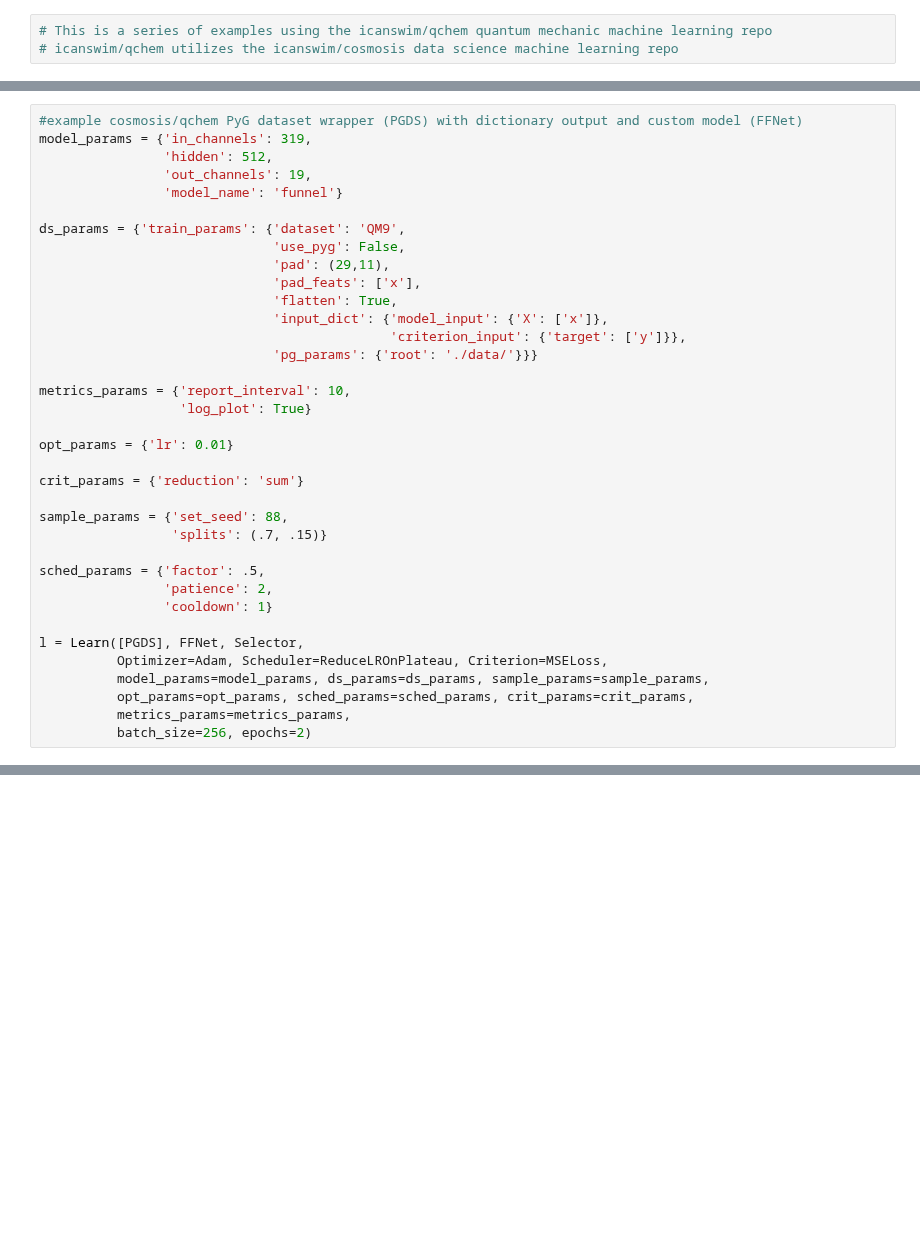
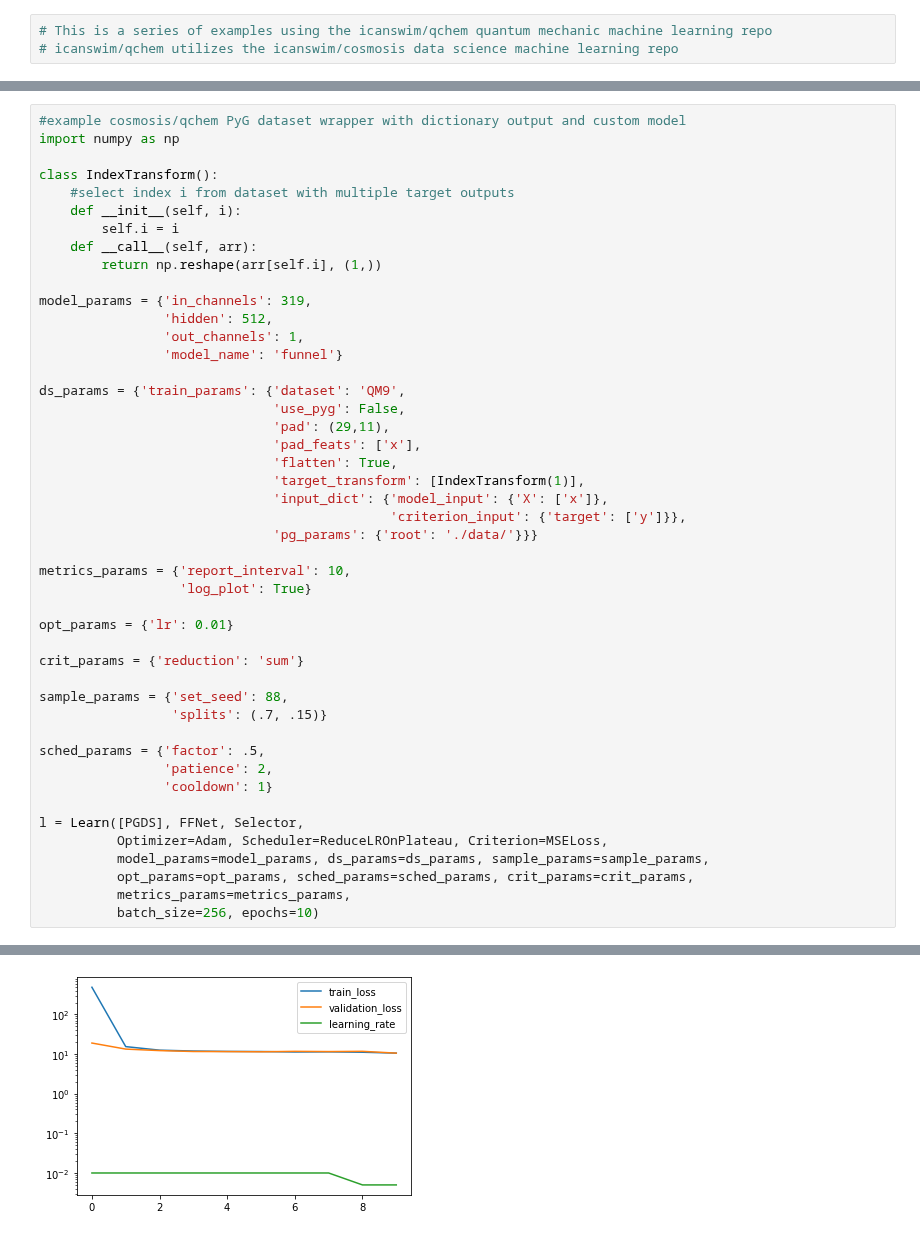
Before and after one commit to icanswim/qchem, a Jupyter notebook: experiment.ipynb, the cells around one changed output, grey strips where cells are left out. Cells and saved outputs as stored; diff of their text form; blank space fills up the shorter version.

```diff
--- a/experiment.ipynb
+++ b/experiment.ipynb
@@ -169,8 +248,17 @@ l = Learn([PGDS], GraphNet, Selector,
 # %%
-#example cosmosis/qchem PyG dataset wrapper (PGDS) with dictionary output and custom model (FFNet)
+#example cosmosis/qchem PyG dataset wrapper with dictionary output and custom model
+import numpy as np
+
+class IndexTransform():
+    #select index i from dataset with multiple target outputs
+    def __init__(self, i):
+        self.i = i
+    def __call__(self, arr):
+        return np.reshape(arr[self.i], (1,))
+
 model_params = {'in_channels': 319,
                 'hidden': 512,
-                'out_channels': 19,
+                'out_channels': 1,
                 'model_name': 'funnel'}
 
 ds_params = {'train_params': {'dataset': 'QM9',
@@ -178,6 +266,7 @@ ds_params = {'train_params': {'dataset': 'QM9',
                               'pad': (29,11),
                               'pad_feats': ['x'],
                               'flatten': True,
+                              'target_transform': [IndexTransform(1)],
                               'input_dict': {'model_input': {'X': ['x']},
                                              'criterion_input': {'target': ['y']}},
                               'pg_params': {'root': './data/'}}}
@@ -201,4 +290,5 @@ l = Learn([PGDS], FFNet, Selector,
           model_params=model_params, ds_params=ds_params, sample_params=sample_params,
           opt_params=opt_params, sched_params=sched_params, crit_params=crit_params,
           metrics_params=metrics_params,
-          batch_size=256, epochs=2)
+          batch_size=256, epochs=10)
+# %% [output]
@@ -205 +312,2 @@ l = Learn([PGDS], FFNet, Selector,
+[figure, added]
 # %%
```
Also changed, not shown: parts of 13 cells of this notebook, 1 other file.
